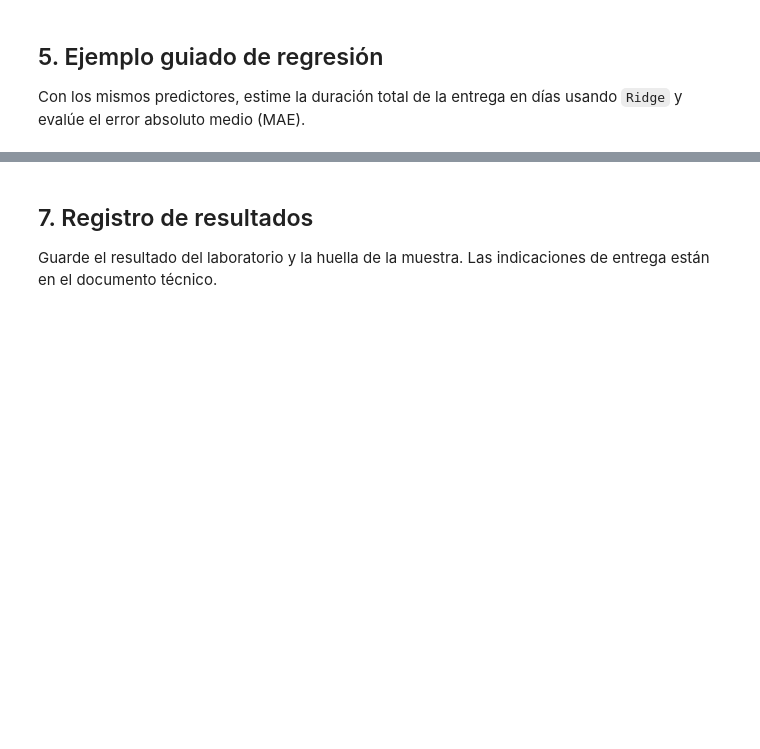
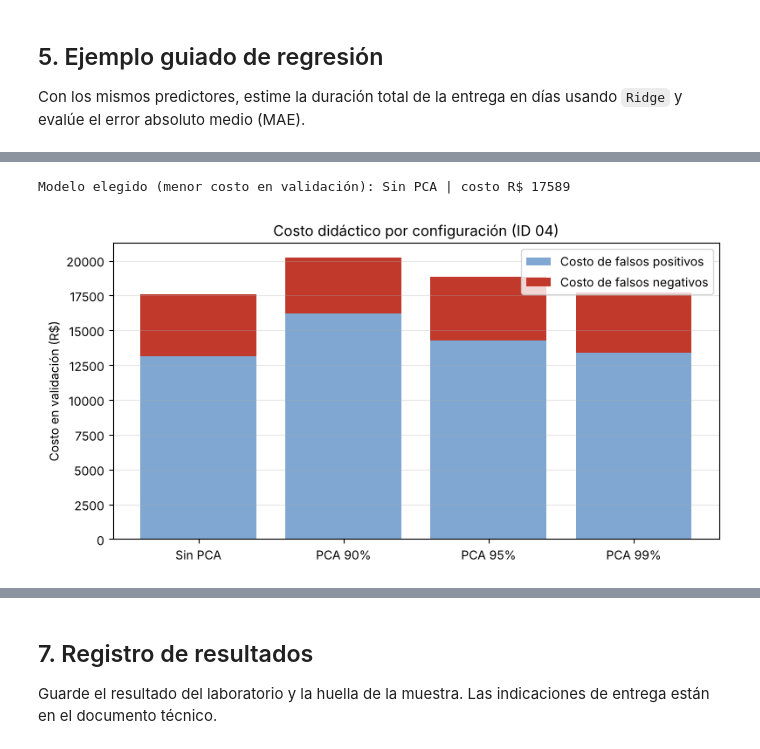
Before and after one commit to samfuhny/Data-Analitycs, a Jupyter notebook: S12_ML_Challenge (1).ipynb, the cells around one changed output, grey strips where cells are left out. Cells and saved outputs as stored; diff of their text form; code cells hidden in the pictures; blank space fills up the shorter version.

```diff
--- a/S12_ML_Challenge (1).ipynb
+++ b/S12_ML_Challenge (1).ipynb
@@ -486,0 +717,39 @@ MAE regresión: 0.0 días
+# %%
+registros = []
+for nombre, p_cfg in predicciones.items():
+    tn_, fp_, fn_, tp_ = confusion_matrix(y_valid, p_cfg).ravel()
+    registros.append({'configuracion': nombre, 'VN': tn_, 'FP': fp_, 'FN': fn_, 'VP': tp_,
+                      'costo_FP_brl': fp_ * costo_fp, 'costo_FN_brl': fn_ * costo_fn,
+                      'costo_total_brl': fp_ * costo_fp + fn_ * costo_fn})
+
+tn_r, fp_r, fn_r, tp_r = confusion_matrix(y_valid, pred_ref).ravel()
+referencia_fila = {'configuracion': 'Referencia (nunca predice retraso)', 'VN': tn_r, 'FP': fp_r,
+                   'FN': fn_r, 'VP': tp_r, 'costo_FP_brl': fp_r * costo_fp,
+                   'costo_FN_brl': fn_r * costo_fn,
+                   'costo_total_brl': fp_r * costo_fp + fn_r * costo_fn}
+
+costos = pd.DataFrame(registros).set_index('configuracion')
+costos = costos.join(comparacion[['f1', 'precision', 'recall']])
+display(pd.concat([costos, pd.DataFrame([referencia_fila]).set_index('configuracion')]).round(4))
+
+# Elección: menor costo total en validación; desempate por F1 y luego por menos variables
+orden = costos.join(comparacion['n_variables_modelo']).sort_values(
+    ['costo_total_brl', 'f1', 'n_variables_modelo'], ascending=[True, False, True])
+modelo_elegido = orden.index[0]
+print('Modelo elegido (menor costo en validación):', modelo_elegido,
+      '| costo R$', int(costos.loc[modelo_elegido, 'costo_total_brl']))
+
+ruta_costos = Path(f'reports/S12_costos_configuraciones_ID_{identificador}.csv')
+costos.round(6).to_csv(ruta_costos)
+
+fig, ax = plt.subplots(figsize=(8, 4.2))
+ax.bar(costos.index, costos['costo_FP_brl'], label='Costo de falsos positivos', color='#7fa7d1')
+ax.bar(costos.index, costos['costo_FN_brl'], bottom=costos['costo_FP_brl'],
+       label='Costo de falsos negativos', color='#c0392b')
+ax.set_ylabel('Costo en validación (R$)')
+ax.set_title(f'Costo didáctico por configuración (ID {identificador})')
+ax.legend(); ax.grid(axis='y', alpha=0.3)
+fig.tight_layout()
+fig.savefig(FIG_DIR / f'S12_costos_ID_{identificador}.png', dpi=150)
+plt.show()
+# %% [output]
@@ -486,0 +763,2 @@ MAE regresión: 0.0 días
+Modelo elegido (menor costo en validación): Sin PCA | costo R$ 17589
+[figure, added]
```
Also changed, not shown: parts of 26 cells of this notebook.
